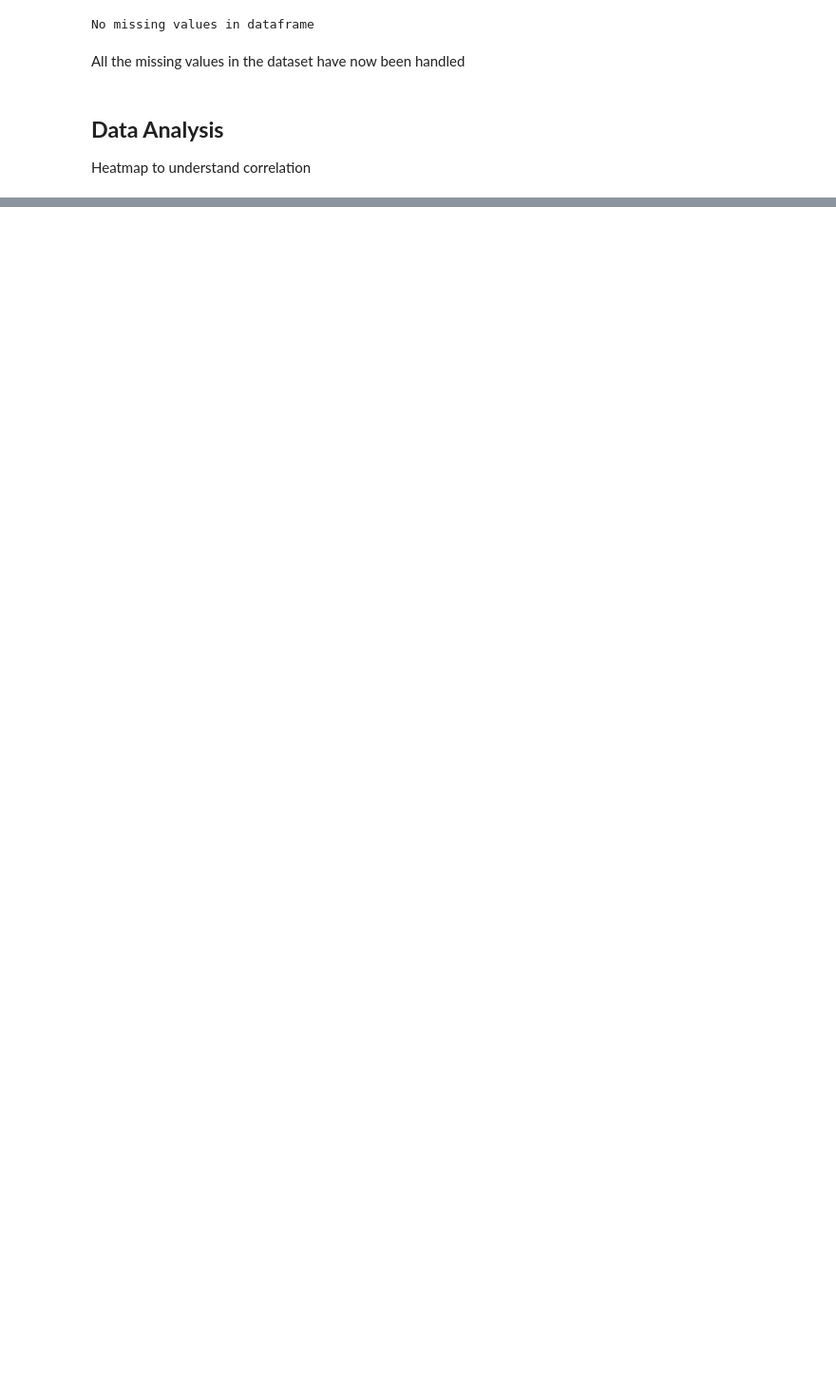
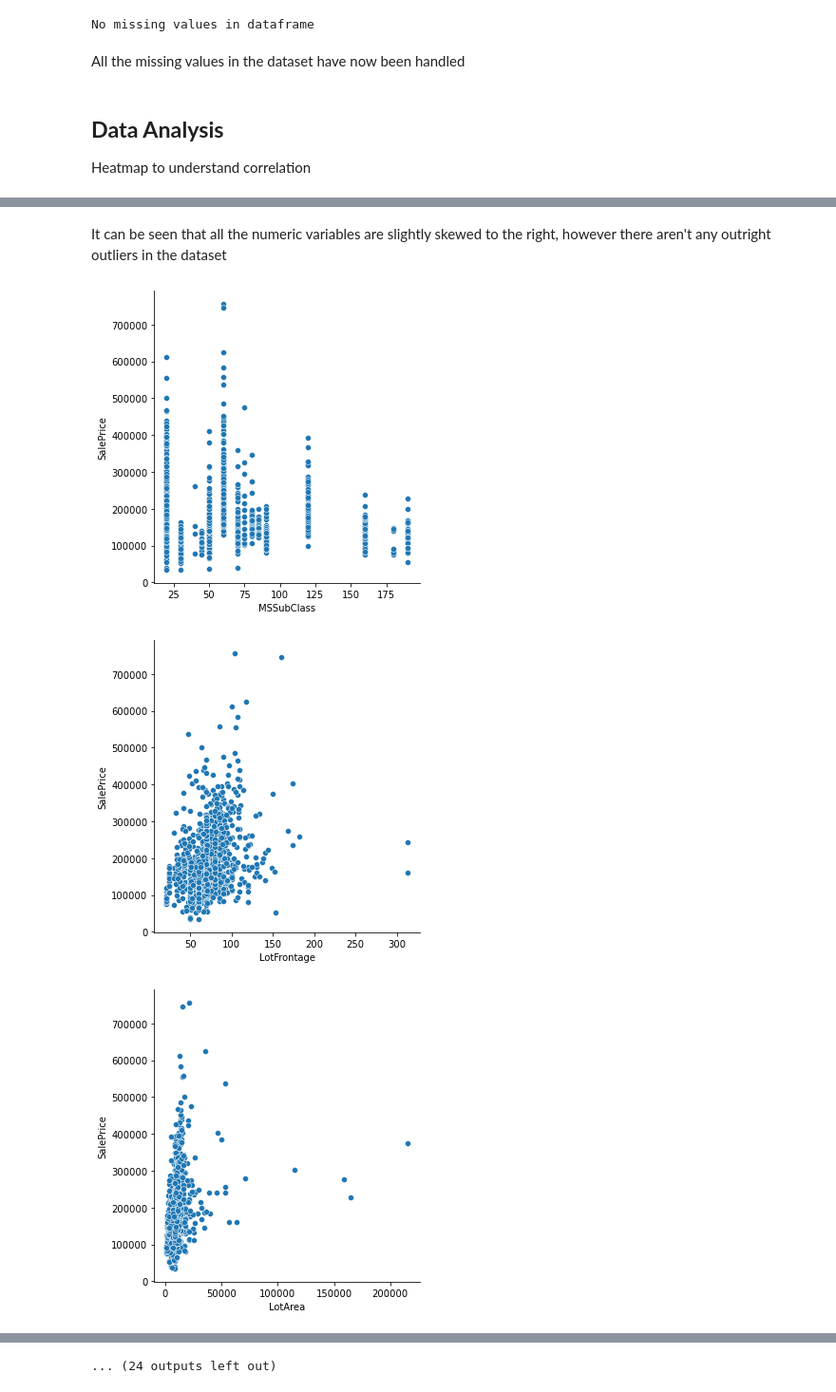
Before and after one commit to adiraptor/houose_pricing_assignment, a Jupyter notebook: house_price_forecasting.ipynb, the cells around one changed output, grey strips where cells are left out. Shown at 95% size. Cells and saved outputs as stored; diff of their text form; code cells hidden in the pictures; blank space fills up the shorter version.

```diff
--- a/house_price_forecasting.ipynb
+++ b/house_price_forecasting.ipynb
@@ -253,0 +276,11 @@ KeyboardInterrupt: ignored
+# %% [markdown]
+It can be seen that all the numeric variables are slightly skewed to the right, however there aren't any outright outliers in the dataset
+# %%
+#Plotting the numerical variables vs sale price
+
+for col in housing_df_numeric.columns:
+    sns.relplot(x = housing_df_numeric[col], y = housing_df_numeric['SalePrice'], kind = 'scatter')
+# %% [output]
+[figure, added]
+[figure, added]
+[figure, added]
@@ -253,0 +296 @@ KeyboardInterrupt: ignored
+... (24 outputs left out)
```
Also changed, not shown: parts of 33 cells of this notebook.
